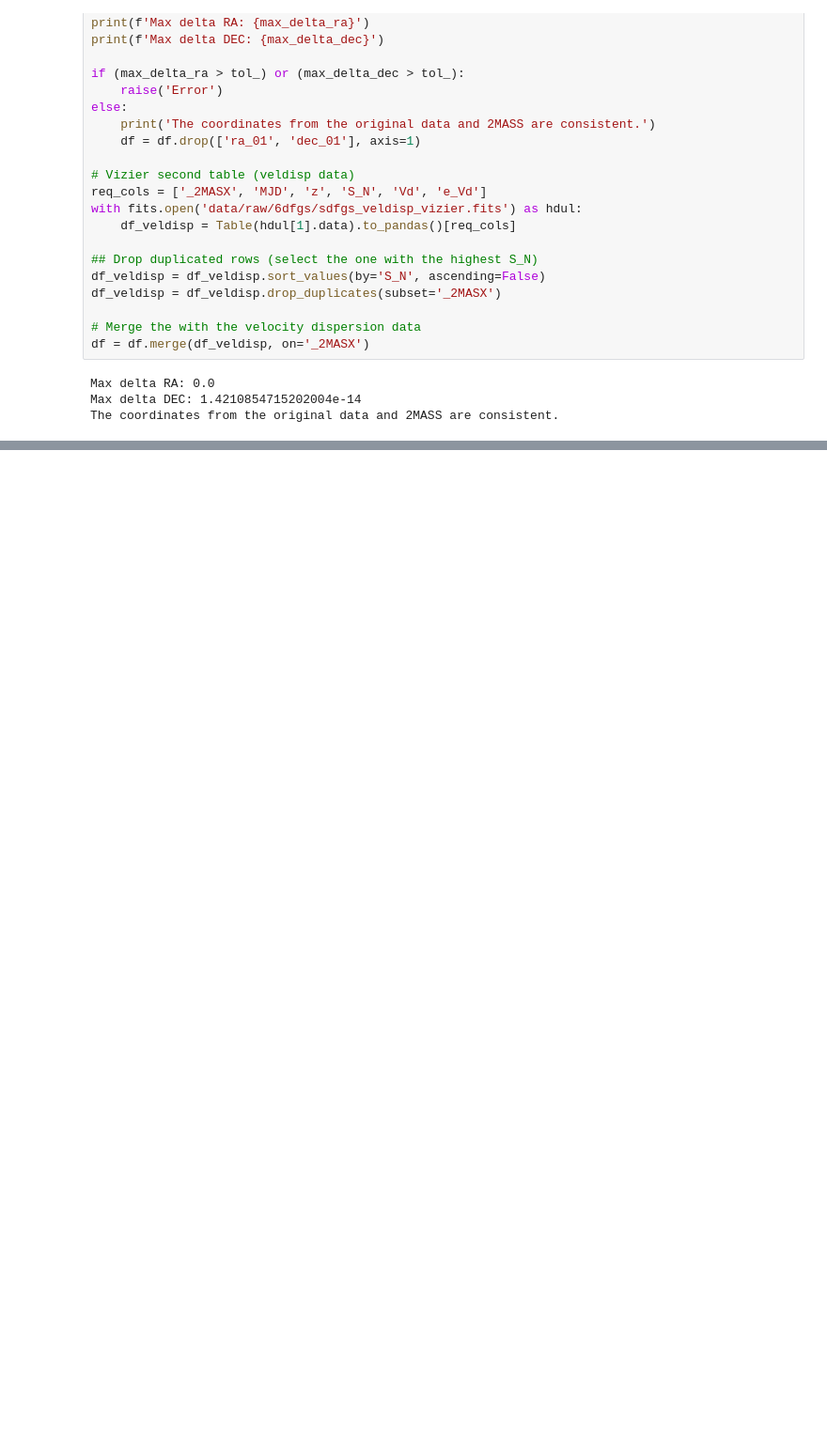
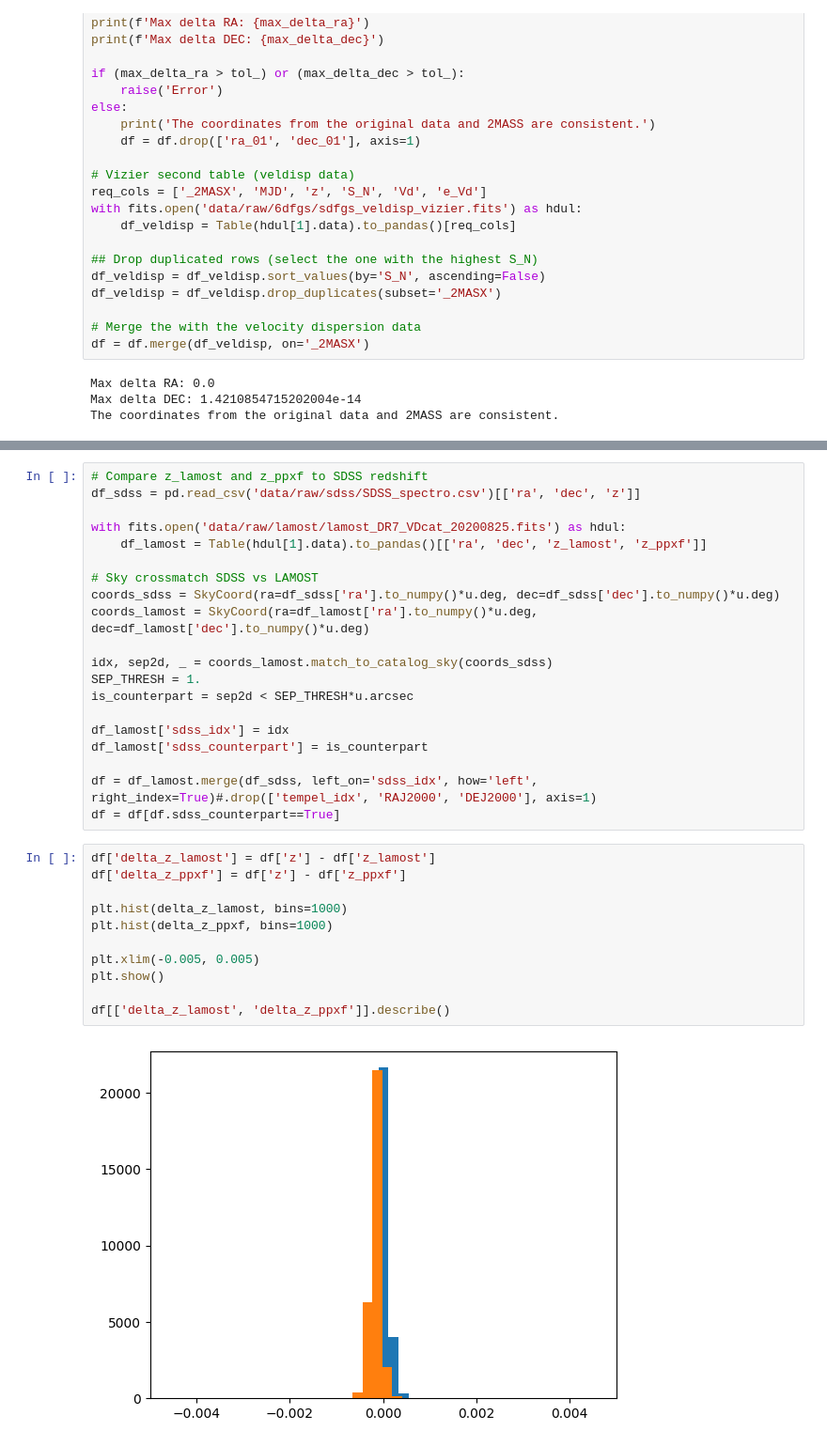
Before and after one commit to mrafifrbbn/thesis-research-2.0, a Jupyter notebook: notebook.ipynb, the cells around one changed output, grey strips where cells are left out. Shown at 94% size. Saved outputs shown, nothing was run; the diff lists cells and outputs as text; blank space fills up the shorter version.

Commit message:
add LAMOST combine_spectrophoto

```diff
--- a/notebook.ipynb
+++ b/notebook.ipynb
@@ -544,0 +627,33 @@ df
+# %%
+# Compare z_lamost and z_ppxf to SDSS redshift
+df_sdss = pd.read_csv('data/raw/sdss/SDSS_spectro.csv')[['ra', 'dec', 'z']]
+
+with fits.open('data/raw/lamost/lamost_DR7_VDcat_20200825.fits') as hdul:
+    df_lamost = Table(hdul[1].data).to_pandas()[['ra', 'dec', 'z_lamost', 'z_ppxf']]
+
+# Sky crossmatch SDSS vs LAMOST
+coords_sdss = SkyCoord(ra=df_sdss['ra'].to_numpy()*u.deg, dec=df_sdss['dec'].to_numpy()*u.deg)
+coords_lamost = SkyCoord(ra=df_lamost['ra'].to_numpy()*u.deg, dec=df_lamost['dec'].to_numpy()*u.deg)
+
+idx, sep2d, _ = coords_lamost.match_to_catalog_sky(coords_sdss)
+SEP_THRESH = 1.
+is_counterpart = sep2d < SEP_THRESH*u.arcsec
+
+df_lamost['sdss_idx'] = idx
+df_lamost['sdss_counterpart'] = is_counterpart
+
+df = df_lamost.merge(df_sdss, left_on='sdss_idx', how='left', right_index=True)#.drop(['tempel_idx', 'RAJ2000', 'DEJ2000'], axis=1)
+df = df[df.sdss_counterpart==True]
+# %%
+df['delta_z_lamost'] = df['z'] - df['z_lamost']
+df['delta_z_ppxf'] = df['z'] - df['z_ppxf']
+
+plt.hist(delta_z_lamost, bins=1000)
+plt.hist(delta_z_ppxf, bins=1000)
+
+plt.xlim(-0.005, 0.005)
+plt.show()
+
+df[['delta_z_lamost', 'delta_z_ppxf']].describe()
+# %% [output]
+[figure, added]
```
Also changed, not shown: parts of 10 cells of this notebook, 1 other file.
